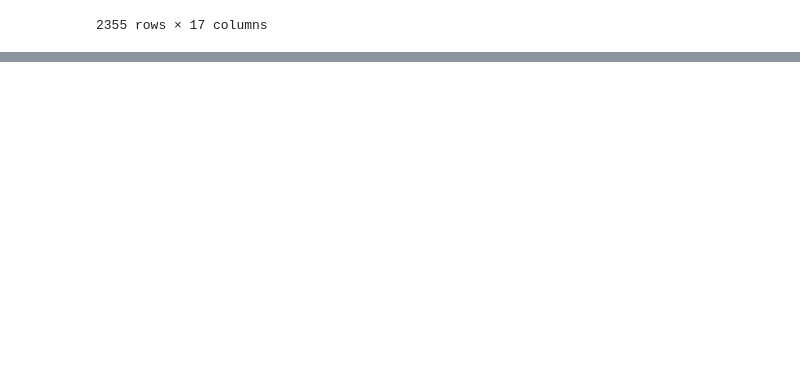
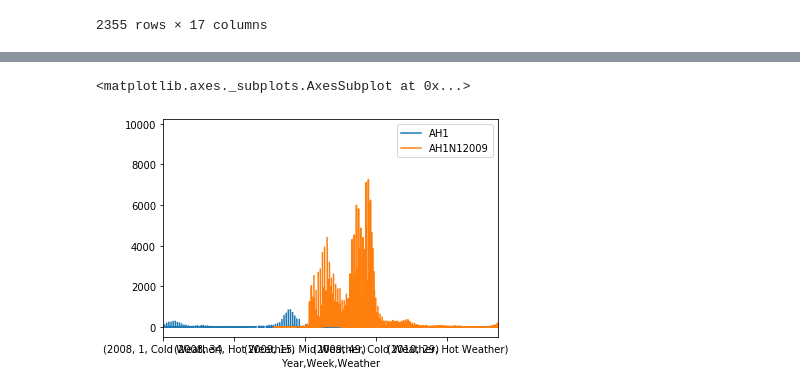
Before and after one commit to kgremillion/Analyzing_Pandemics, a Jupyter notebook: Data/Reading and Analyzing Data N1H1 America Region.ipynb.ipynb, the cells around one changed output, grey strips where cells are left out. Saved outputs shown, nothing was run; the diff lists cells and outputs as text; code cells hidden in the pictures; blank space fills up the shorter version.

```diff
--- a/Data/Reading and Analyzing Data N1H1 America Region.ipynb.ipynb
+++ b/Data/Reading and Analyzing Data N1H1 America Region.ipynb.ipynb
@@ -77,0 +85,4 @@ rename_influenza
+# %%
+weather_flu_df = influenza_data[['Year','Weather','Week','Country','AH1','AH1N12009']]
+
+weather_flu_df
@@ -77,0 +103,10 @@ rename_influenza
+# %%
+#Creating a Pivot Table
+weather_flu_df
+weather_flu_df.pivot_table(index =['Year', 'Week', 'Weather'], columns='Country', values=['AH1', 'AH1N12009'], aggfunc='sum')
+weather_pivot_index = weather_flu_df.set_index(['Year', 'Week', 'Weather']).sort_index()
+# %%
+weather_pivot_index.plot.line()
+# %% [output]
+<matplotlib.axes._subplots.AxesSubplot at 0x...>
+[figure, added]
```
Also changed, not shown: parts of 17 cells of this notebook, 3 other files.
